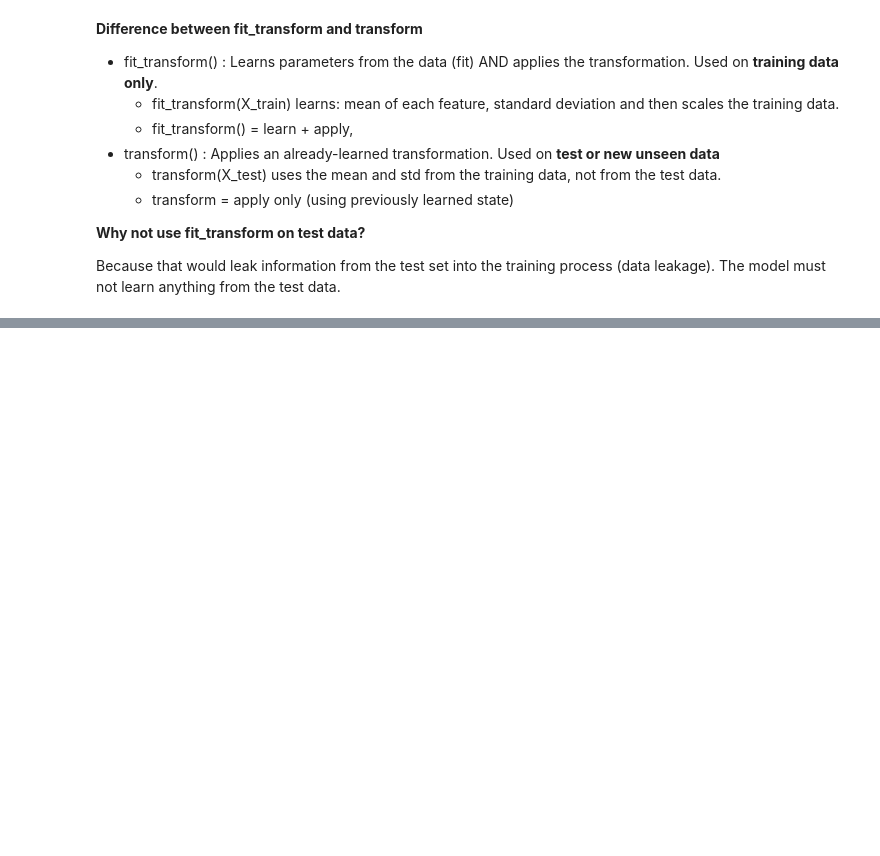
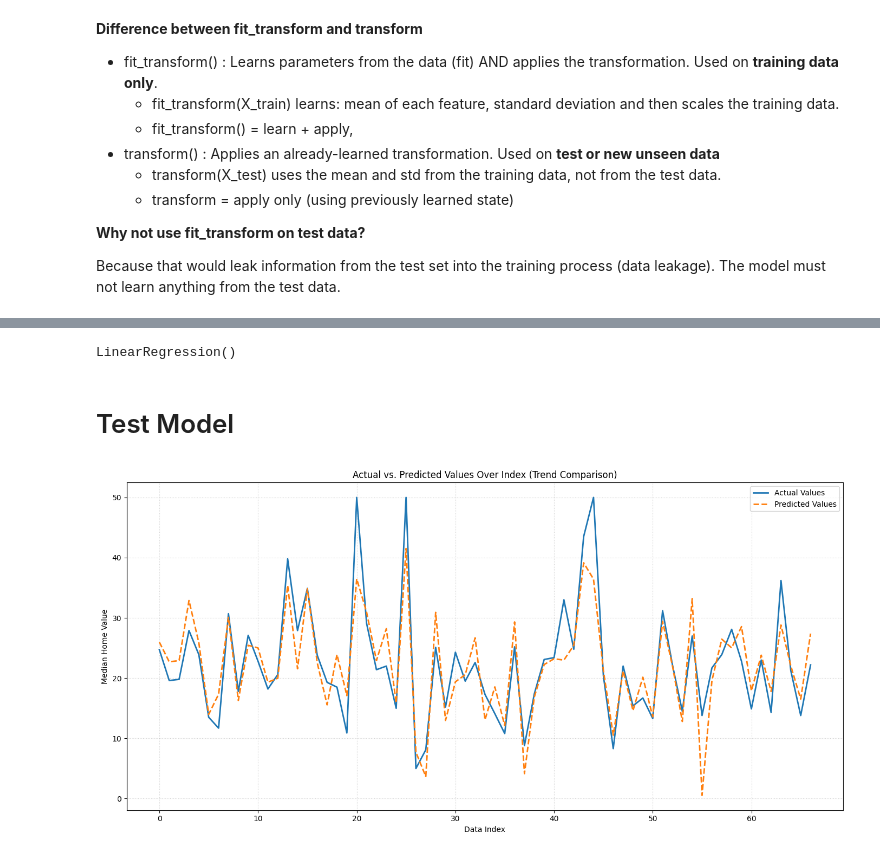
Before and after one commit to Hmnt-dhngra/Machine_Learning_Notes, a Jupyter notebook: 2) Linear_Regression_on_dataset.ipynb, the cells around one changed output, grey strips where cells are left out. Saved outputs shown, nothing was run; the diff lists cells and outputs as text; code cells hidden in the pictures; blank space fills up the shorter version.

```diff
--- a/2) Linear_Regression_on_dataset.ipynb
+++ b/2) Linear_Regression_on_dataset.ipynb
@@ -228,0 +237,9 @@ X_test_processed = preprocessor.transform(X_test_split)
+# %%
+# TRAIN MODEL USING SGDREGRESSOR
+sgd_reg = SGDRegressor(
+    max_iter=1000,
+    eta0=0.01, # Learning rate
+    random_state=42
+)
+
+# IN ML ALGO -  we only have fit & predict
@@ -228,0 +250,2 @@ X_test_processed = preprocessor.transform(X_test_split)
+# %%
+sgd_reg.fit(X_train_processed, y_train_split)
@@ -228,0 +270,12 @@ X_test_processed = preprocessor.transform(X_test_split)
+# %%
+# OLS
+linear_reg_ols = LinearRegression()
+linear_reg_ols.fit(X_train_processed, y_train_split)
+# %% [output]
+LinearRegression()
+# %% [markdown]
+# Test Model
+# %%
+# With SGD
+y_test_pred = sgd_reg.predict(X_test_processed)
+y_train_pred = sgd_reg.predict(X_train_processed)
@@ -228,0 +286,22 @@ X_test_processed = preprocessor.transform(X_test_split)
+# %%
+def plot_actual_vs_predicted_lines(y_actual, y_predicted):
+    plt.figure(figsize=(14, 7))
+
+    if isinstance(y_actual, pd.Series):
+        y_actual = y_actual.values
+
+    plt.plot(y_actual, label='Actual Values', color='#1f77b4', linewidth=2)
+
+    plt.plot(y_predicted, label='Predicted Values', color='#ff7f0e', linewidth=2, linestyle='--')
+
+    plt.title('Actual vs. Predicted Values Over Index (Trend Comparison)')
+    plt.xlabel('Data Index')
+    plt.ylabel('Median Home Value')
+    plt.legend()
+    plt.grid(True, linestyle=':', alpha=0.6)
+    plt.tight_layout()
+    plt.show()
+# %%
+plot_actual_vs_predicted_lines(y_test_split, y_test_pred)
+# %% [output]
+[figure, added]
```
Also changed, not shown: parts of 18 cells of this notebook, 2 other files.
